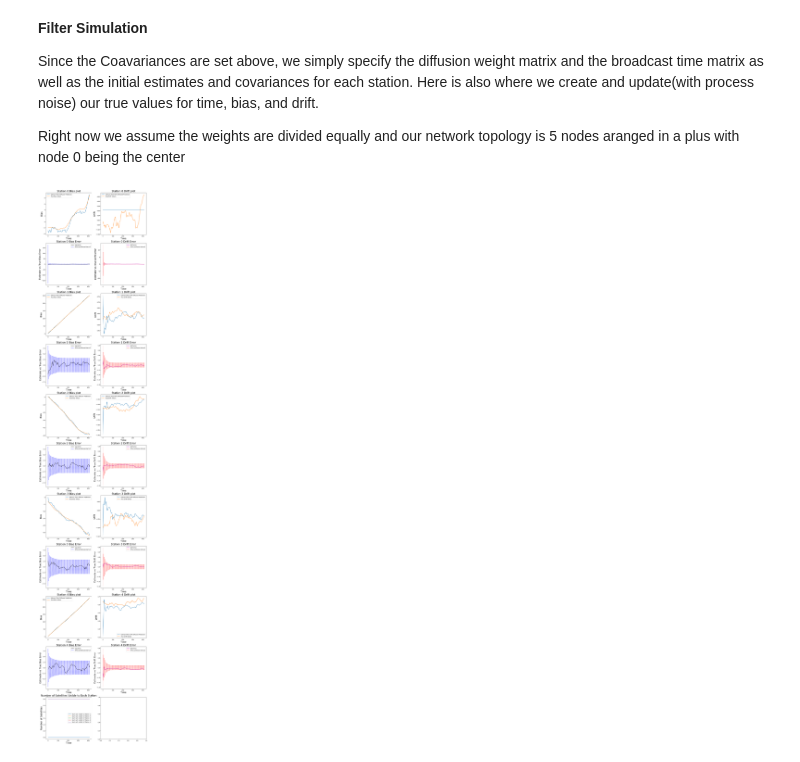
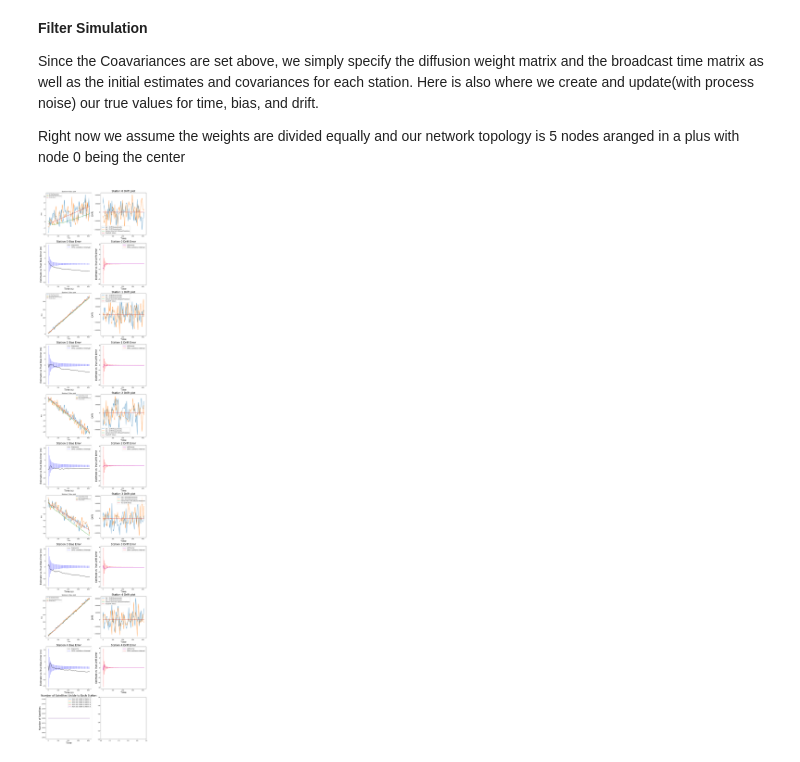
Before and after one commit to RIPS-2024-Aerospace/Aerospace-Project, a Jupyter notebook: TestDiffusionKf.ipynb, the cells around one changed output. Cells and saved outputs as stored; diff of their text form; code cells hidden in the pictures.

```diff
--- a/TestDiffusionKf.ipynb
+++ b/TestDiffusionKf.ipynb
@@ -148,7 +148,7 @@ def example():
     prev_globals = []
 
     # num_msmts = 2*np.ones((iterations,n),dtype=np.int8)
-    num_msmts = np.array([[0,3,3,3,3] for _ in range(iterations)])
+    num_msmts = np.array([[2,2,2,2,2] for _ in range(iterations)])
 
     F = np.array([[1,dt],[0,1]])
     F_full = np.kron(np.eye(n),F)
@@ -188,19 +188,19 @@ def example():
     t_hist = np.arange(0, dt*iterations, dt)
     for inx,i in enumerate(k):
         #20 measurements, 2 for each node
-        # axs[2*inx][0].plot(t_hist,[x[0][0] for x in measurements], label = 'Sat 1 Bias Measurements')
-        # axs[2*inx][0].plot(t_hist,[x[4*i+2][0] for x in measurements], label = 'Sat 2 Bias Measurements')
+        axs[2*inx][0].plot(t_hist,[x[4*i][0] for x in measurements], label = 'Sat 1 Bias Measurements')
+        axs[2*inx][0].plot(t_hist,[x[4*i+2][0] for x in measurements], label = 'Sat 2 Bias Measurements')
         # axs[2*inx][0].plot(t_hist,[x[i][0][0] for x in predictions], label = 'Kalman Filter Bias Prediction')
         # axs[2*inx][0].plot(t_hist,[x[i][0][0] for x in updated_pred], label = 'Kalman Filter Bias Updated Prediction')
         axs[2*inx][0].plot(t_hist,[x[i][0][0] for x in diffused_pred], label = 'Kalman Filter Diffused Prediction')
         axs[2*inx][0].plot(t_hist,[x[2*i][0] for x in truth], label = 'True Bias Values')
-        axs[2*inx][0].set_title("Station "+str(i)+" Bias plot", fontsize = 20)
-        axs[2*inx][0].set_xlabel("Time", fontsize = 18)
-        axs[2*inx][0].set_ylabel("Bias", fontsize = 18)
-        axs[2*inx][0].legend()
+        axs[2*inx][0].set_title("Station "+str(i)+" Bias plot")
+        axs[2*inx][0].set_xlabel("Time")
+        axs[2*inx][0].set_ylabel("Bias")
+        axs[2*inx][0].legend(prop={'size': 6})
 
-        # axs[2*inx][1].plot(t_hist,[x[-1][0] for x in measurements], label = 'Sat 1 Drift Measurements')
-        # axs[2*inx][1].plot(t_hist,[x[4*i+3][0] for x in measurements], label = 'Sat 2 Drift Measurements')
+        axs[2*inx][1].plot(t_hist,[x[4*i+1][0] for x in measurements], label = 'Sat 1 Drift Measurements')
+        axs[2*inx][1].plot(t_hist,[x[4*i+3][0] for x in measurements], label = 'Sat 2 Drift Measurements')
         # axs[2*inx][1].plot(t_hist,[x[i][1][0] for x in predictions], label = 'Kalman Filter Drift Prediction')
         # axs[2*inx][1].plot(t_hist,[x[i][1][0] for x in updated_pred], label = 'Kalman Filter Drift Updated Prediction')
         axs[2*inx][1].plot(t_hist,[x[i][1][0] for x in diffused_pred], label = 'Kalman Filter Drift Diffused Prediction')
@@ -222,35 +222,35 @@ def example():
         axs[2*inx+1][0].plot(np.vstack([vertical_markers[1:], vertical_markers[1:]]),
                              np.vstack([3*np.sqrt(P_hist[1:(59*step + 1):step, i,0,0]), -3*np.sqrt(P_hist[1:(59*step + 1):step, i, 0,0])]), 'b--')
 
         axs[2*inx+1][1].plot(t_hist, errors[:, i,1,0], 'm', label = "drift error")
 
         axs[2*inx+1][1].plot(np.vstack([vertical_markers[0], vertical_markers[0]]),
                              np.vstack([3*np.sqrt(P_hist[0, i,1,1]), -3*np.sqrt(P_hist[0, i, 1,1])]),
                              'r--', label = "99% confience interval")
 
         axs[2*inx+1][1].plot(np.vstack([vertical_markers[1:], vertical_markers[1:]]),
                              np.vstack([3*np.sqrt(P_hist[1:(59*step + 1):step, i,1,1]), -3*np.sqrt(P_hist[1:(59*step + 1):step, i, 1,1])]), 'r--')
 
-        axs[2*inx+1][0].legend()
+        axs[2*inx+1][0].legend(prop={'size': 12})
         axs[2*inx+1][0].set_title("Station "+str(i)+" Bias Error", fontsize = 20)
-        axs[2*inx+1][0].set_xlabel("Time", fontsize = 18)
-        axs[2*inx+1][0].set_ylabel("Estimate vs True Bias Error", fontsize = 18)
-        axs[2*inx+1][1].legend()
+        axs[2*inx+1][0].set_xlabel("Time (s)", fontsize = 18)
+        axs[2*inx+1][0].set_ylabel("Estimate vs True Bias Error (m)", fontsize = 18)
+        axs[2*inx+1][1].legend(prop={'size': 12})
         axs[2*inx+1][1].set_title("Station "+str(i)+" Drift Error", fontsize = 20)
         axs[2*inx+1][1].set_xlabel("Time", fontsize = 18)
         axs[2*inx+1][1].set_ylabel("Estimate vs True Drift Error", fontsize = 18)
 
     for i in range(n):
         axs[-1][0].plot(t_hist,num_msmts[:,i], label = f"Num sats visible to Station {i+1}")
 
     axs[-1][0].legend()
     axs[-1][0].set_title("Number of Satellites Visible to Each Station", fontsize = 20)
     axs[-1][0].set_xlabel("Time", fontsize = 18)
     axs[-1][0].set_ylabel("Number of Satellites", fontsize = 18)
 
     plt.show()
 
 if __name__ == '__main__':
     example()
 # %% [output]
-[figure, old version]
+[figure, new version]
```
Also changed, not shown: parts of 2 cells of this notebook, 6 other files.
